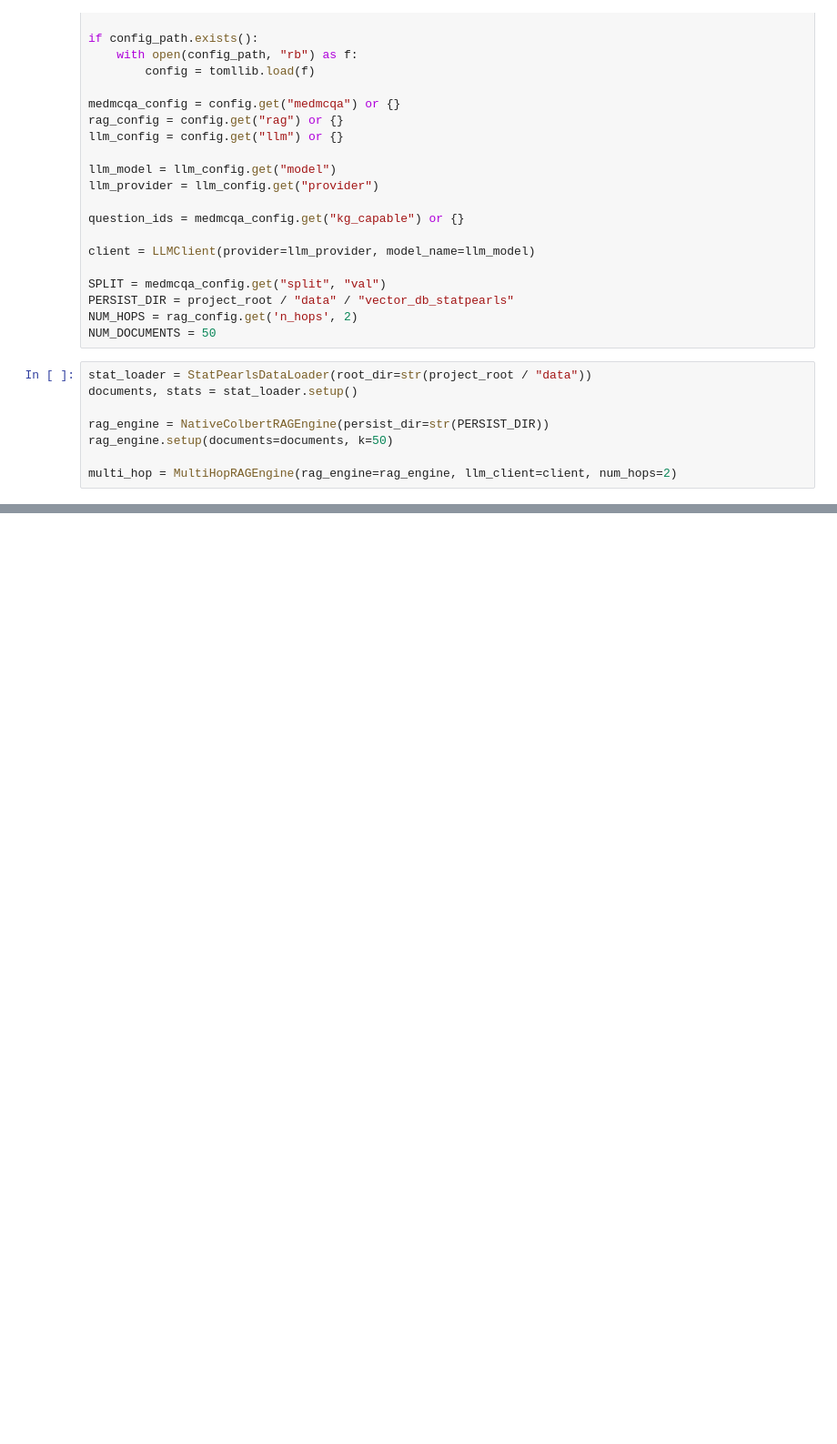
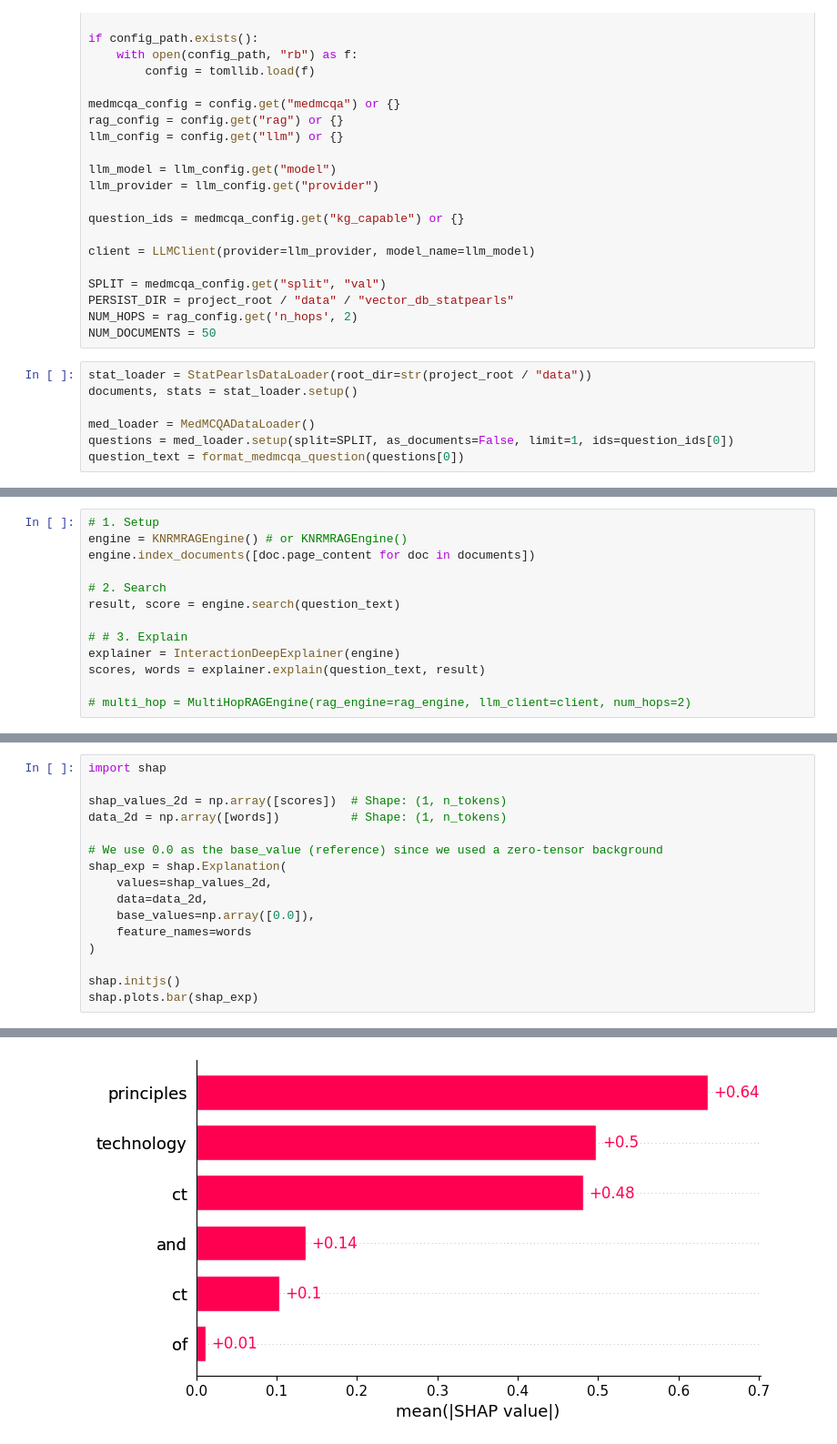
Before and after one commit to benediktveith/xai-rag, a Jupyter notebook: notebooks/DeepShapNRM.ipynb, the cells around one changed output, grey strips where cells are left out. Shown at 91% size. Cells and saved outputs as stored; diff of their text form; blank space fills up the shorter version.

```diff
--- a/notebooks/DeepShapNRM.ipynb
+++ b/notebooks/DeepShapNRM.ipynb
@@ -45,7 +51,6 @@ NUM_DOCUMENTS = 50
 stat_loader = StatPearlsDataLoader(root_dir=str(project_root / "data"))
 documents, stats = stat_loader.setup()
 
-rag_engine = NativeColbertRAGEngine(persist_dir=str(PERSIST_DIR))
-rag_engine.setup(documents=documents, k=50)
-
-multi_hop = MultiHopRAGEngine(rag_engine=rag_engine, llm_client=client, num_hops=2)
+med_loader = MedMCQADataLoader()
+questions = med_loader.setup(split=SPLIT, as_documents=False, limit=1, ids=question_ids[0])
+question_text = format_medmcqa_question(questions[0])
@@ -57,0 +64,13 @@ KeyboardInterrupt:
+# %%
+# 1. Setup
+engine = KNRMRAGEngine() # or KNRMRAGEngine()
+engine.index_documents([doc.page_content for doc in documents])
+
+# 2. Search
+result, score = engine.search(question_text)
+
+# # 3. Explain
+explainer = InteractionDeepExplainer(engine)
+scores, words = explainer.explain(question_text, result)
+
+# multi_hop = MultiHopRAGEngine(rag_engine=rag_engine, llm_client=client, num_hops=2)
@@ -57,0 +87,17 @@ KeyboardInterrupt:
+# %%
+import shap
+
+shap_values_2d = np.array([scores])  # Shape: (1, n_tokens)
+data_2d = np.array([words])          # Shape: (1, n_tokens)
+
+# We use 0.0 as the base_value (reference) since we used a zero-tensor background
+shap_exp = shap.Explanation(
+    values=shap_values_2d,
+    data=data_2d,
+    base_values=np.array([0.0]),
+    feature_names=words
+)
+
+shap.initjs()
+shap.plots.bar(shap_exp)
+# %% [output]
@@ -57,0 +105 @@ KeyboardInterrupt:
+[figure, added]
```
Also changed, not shown: parts of 10 cells of this notebook, 12 other files.
